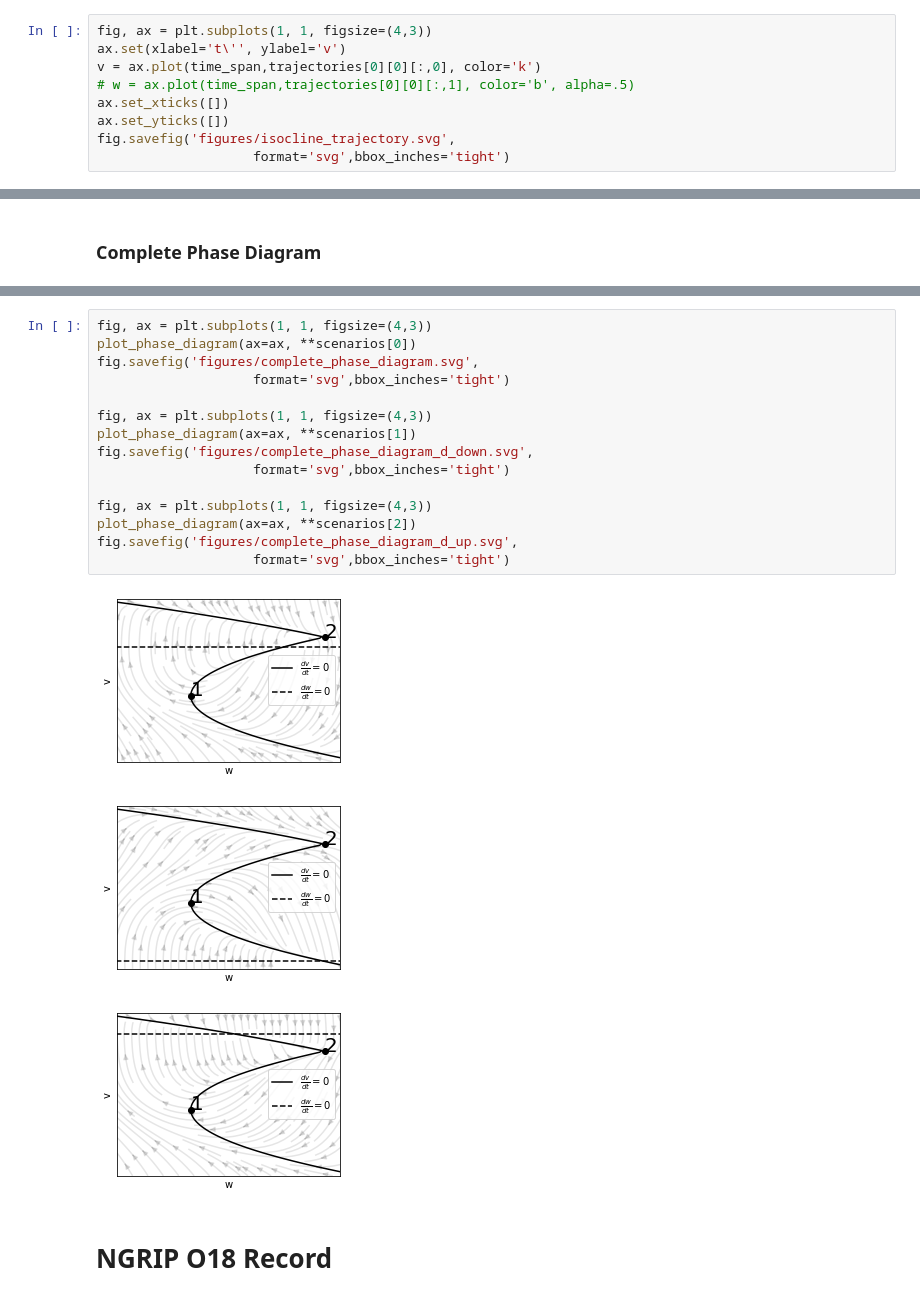
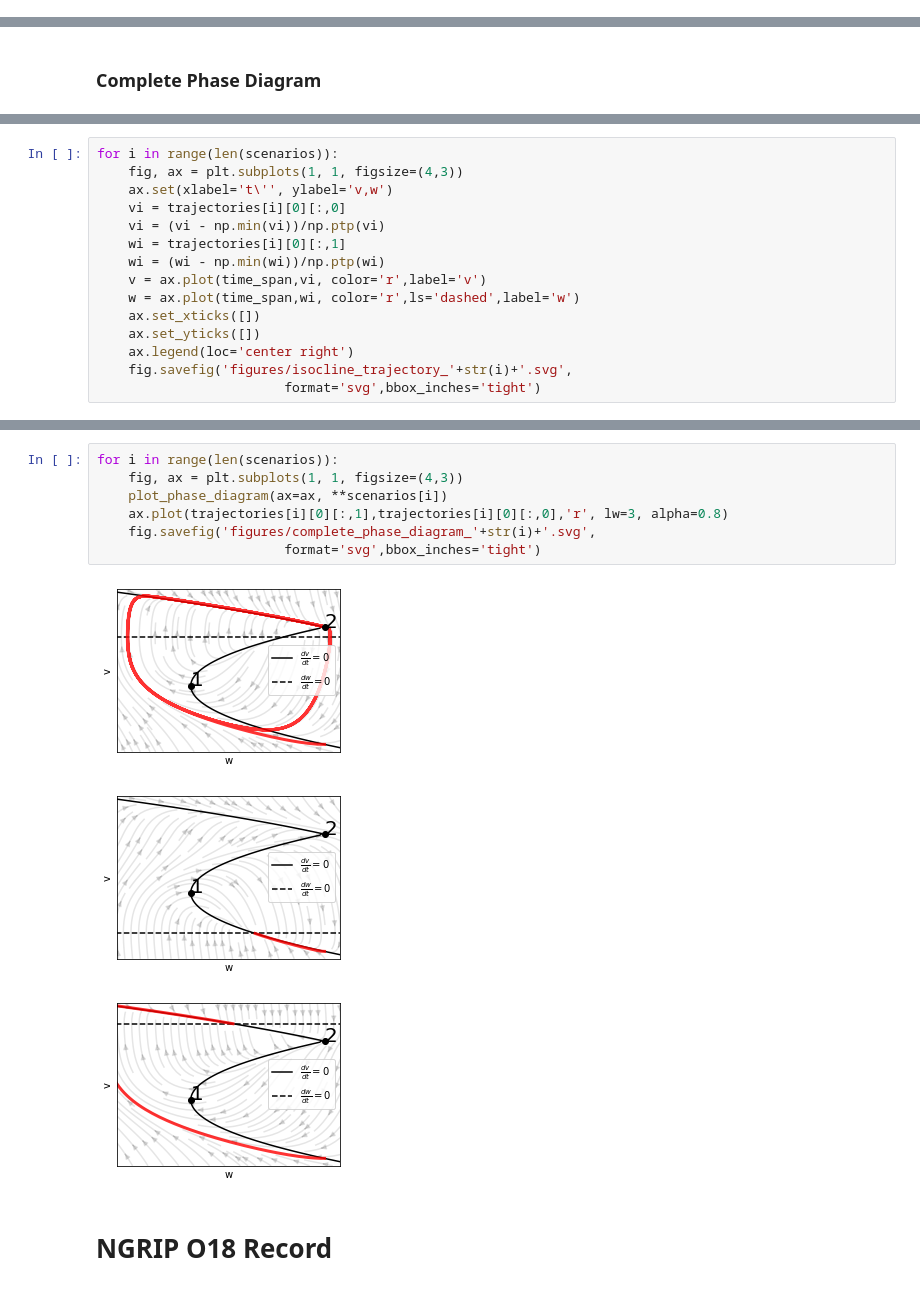
Before and after one commit to rensvermeulen/Vermeulen_2022-FHN-NGRIP, a Jupyter notebook: main.ipynb, the cells around one changed output, grey strips where cells are left out. Drawn from its saved outputs; the diff is of its cells as text.

```diff
--- a/main.ipynb
+++ b/main.ipynb
@@ -106,9 +103,0 @@ plt.tight_layout()
-# %%
-fig, ax = plt.subplots(1, 1, figsize=(4,3))
-ax.set(xlabel='t\'', ylabel='v')
-v = ax.plot(time_span,trajectories[0][0][:,0], color='k')
-# w = ax.plot(time_span,trajectories[0][0][:,1], color='b', alpha=.5)
-ax.set_xticks([])
-ax.set_yticks([])
-fig.savefig('figures/isocline_trajectory.svg',
-                    format='svg',bbox_inches='tight')
@@ -221,0 +196,15 @@ def plot_phase_diagram(a, b, c, d, ax=None, title=None):
+# %%
+for i in range(len(scenarios)):
+    fig, ax = plt.subplots(1, 1, figsize=(4,3))
+    ax.set(xlabel='t\'', ylabel='v,w')
+    vi = trajectories[i][0][:,0]
+    vi = (vi - np.min(vi))/np.ptp(vi)
+    wi = trajectories[i][0][:,1]
+    wi = (wi - np.min(wi))/np.ptp(wi)
+    v = ax.plot(time_span,vi, color='r',label='v')
+    w = ax.plot(time_span,wi, color='r',ls='dashed',label='w')
+    ax.set_xticks([])
+    ax.set_yticks([])
+    ax.legend(loc='center right')
+    fig.savefig('figures/isocline_trajectory_'+str(i)+'.svg',
+                        format='svg',bbox_inches='tight')
@@ -222,22 +215,14 @@ def plot_phase_diagram(a, b, c, d, ax=None, title=None):
 # %%
-fig, ax = plt.subplots(1, 1, figsize=(4,3))
-plot_phase_diagram(ax=ax, **scenarios[0])
-fig.savefig('figures/complete_phase_diagram.svg',
-                    format='svg',bbox_inches='tight')
-
-fig, ax = plt.subplots(1, 1, figsize=(4,3))
-plot_phase_diagram(ax=ax, **scenarios[1])
-fig.savefig('figures/complete_phase_diagram_d_down.svg',
-                    format='svg',bbox_inches='tight')
-
-fig, ax = plt.subplots(1, 1, figsize=(4,3))
-plot_phase_diagram(ax=ax, **scenarios[2])
-fig.savefig('figures/complete_phase_diagram_d_up.svg',
-                    format='svg',bbox_inches='tight')
+for i in range(len(scenarios)):
+    fig, ax = plt.subplots(1, 1, figsize=(4,3))
+    plot_phase_diagram(ax=ax, **scenarios[i])
+    ax.plot(trajectories[i][0][:,1],trajectories[i][0][:,0],'r', lw=3, alpha=0.8)
+    fig.savefig('figures/complete_phase_diagram_'+str(i)+'.svg',
+                        format='svg',bbox_inches='tight')
 # %% [output]
-[figure, old version]
+[figure, new version]
-[figure, old version]
+[figure, new version]
-[figure, old version]
+[figure, new version]
 # %% [markdown]
 # NGRIP O18 Record
 # %%
```
Also changed, not shown: parts of 27 cells of this notebook.
